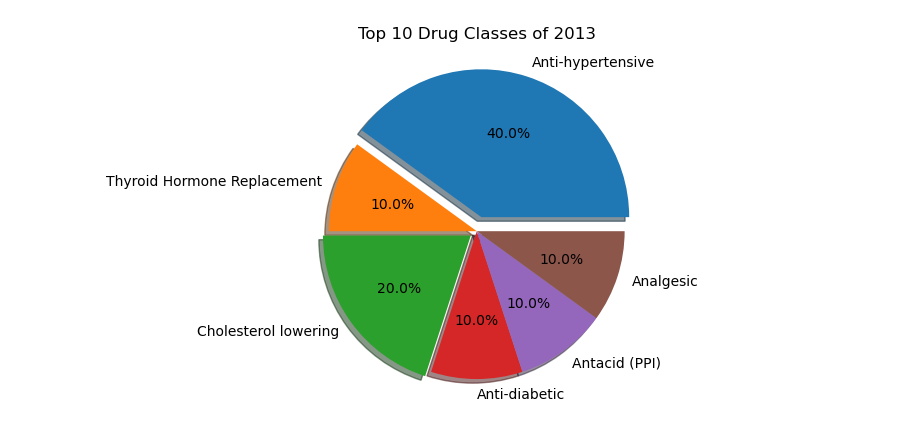
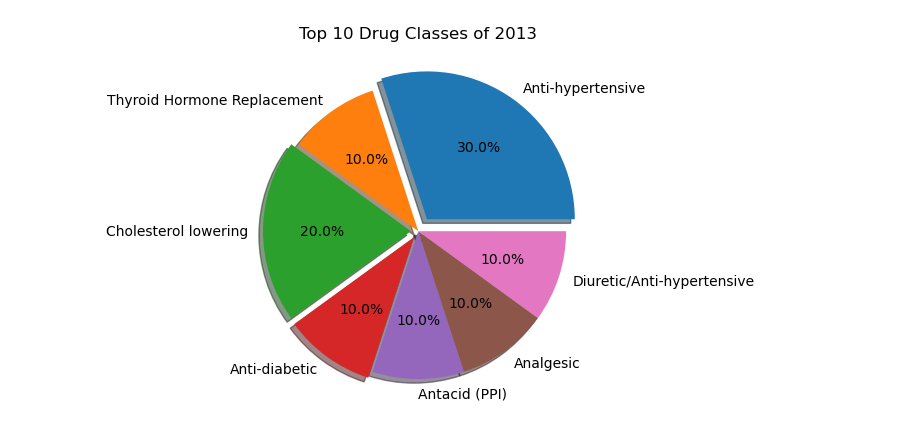
Before and after one commit to Brendan99LL/CU_Project_1, a Jupyter notebook: Drugs.py.ipynb, the cells around one changed output. Drawn from its saved outputs; the diff is of its cells as text; code cells hidden in the pictures.

```diff
--- a/Drugs.py.ipynb
+++ b/Drugs.py.ipynb
@@ -42,15 +103,15 @@ top_2021_df
 # %%
 # Pie graph for types of medications filled in 2013
 
 # Pull the data from the sheet we need
 # Labels for the pie chart
-labels = ["Anti-hypertensive", "Thyroid Hormone Replacement", "Cholesterol lowering", "Anti-diabetic", "Antacid (PPI)", "Analgesic"]
-sizes = [4, 1, 2, 1, 1, 1]
-explode = (0.1, 0, 0.05, 0, 0, 0)
+labels = ["Anti-hypertensive", "Thyroid Hormone Replacement", "Cholesterol lowering", "Anti-diabetic", "Antacid (PPI)", "Analgesic", "Diuretic/Anti-hypertensive"]
+sizes = [3, 1, 2, 1, 1, 1, 1]
+explode = (0.1, 0, 0.05, 0.05, 0, 0, 0)
 
 # Plot
 plt.pie(sizes, explode = explode, labels = labels, autopct = "%1.1f%%", shadow = True)
 plt.title("Top 10 Drug Classes of 2013")
 plt.show()
 # %% [output]
-[figure, old version]
+[figure, new version]
```
Also changed, not shown: parts of 18 cells of this notebook, 6 other files.
